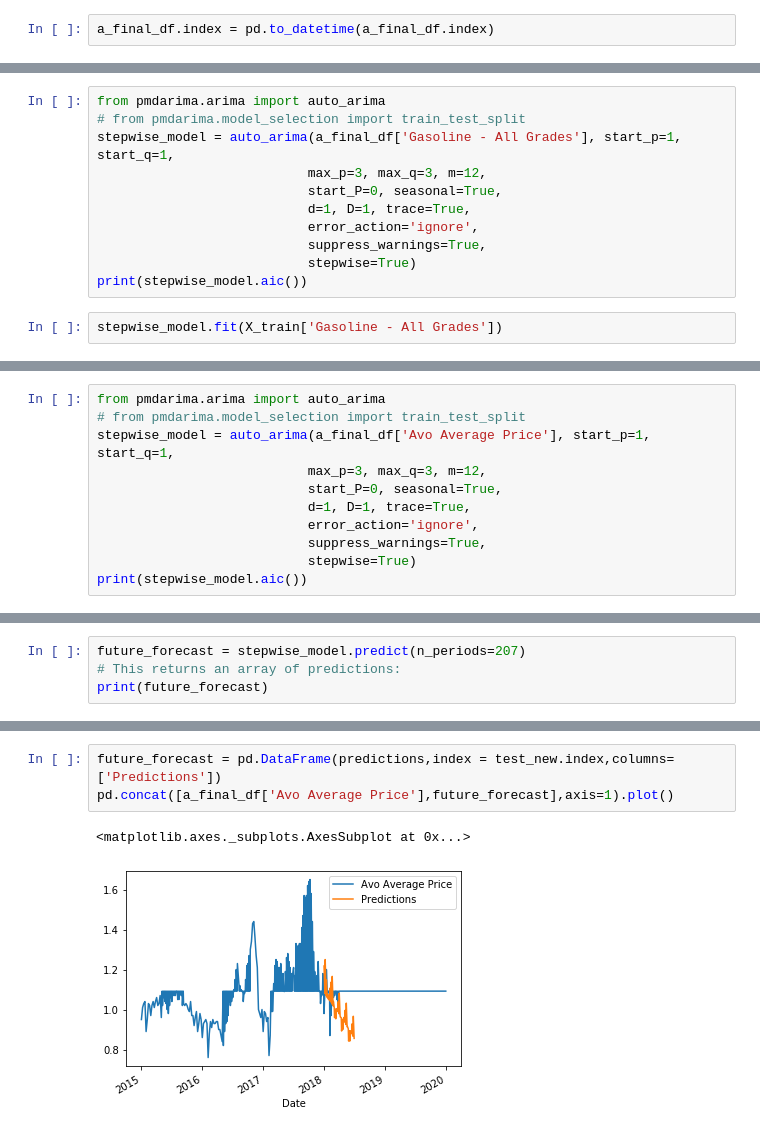
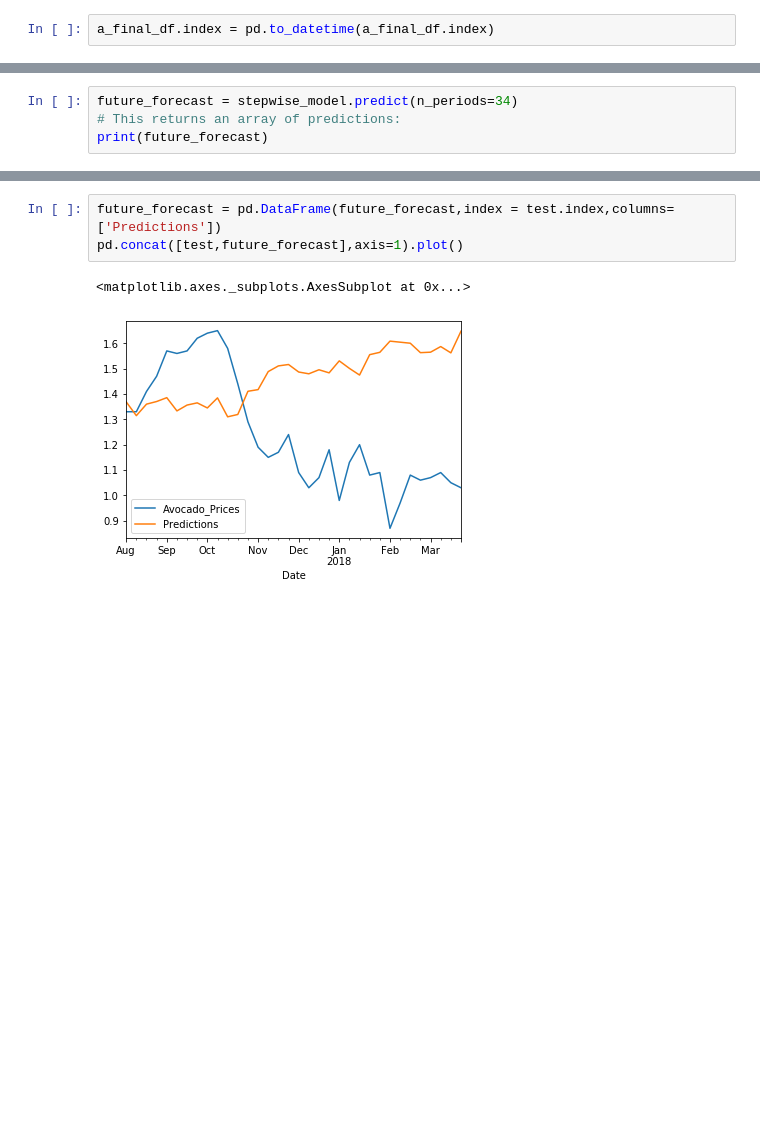
Before and after one commit to RHartley09/avocadont_say_its_over, a Jupyter notebook: data/ml_plots_jpb.ipynb, the cells around one changed output, grey strips where cells are left out. Drawn from its saved outputs; the diff is of its cells as text; blank space fills up the shorter version.

Commit message:
arima model

```diff
--- a/data/ml_plots_jpb.ipynb
+++ b/data/ml_plots_jpb.ipynb
@@ -474,13 +139,0 @@ pd.concat([a_final_df,future_forecast],axis=1).plot()
-# %%
-from pmdarima.arima import auto_arima
-# from pmdarima.model_selection import train_test_split
-stepwise_model = auto_arima(a_final_df['Gasoline - All Grades'], start_p=1, start_q=1,
-                           max_p=3, max_q=3, m=12,
-                           start_P=0, seasonal=True,
-                           d=1, D=1, trace=True,
-                           error_action='ignore',
-                           suppress_warnings=True,
-                           stepwise=True)
-print(stepwise_model.aic())
-# %%
-stepwise_model.fit(X_train['Gasoline - All Grades'])
@@ -494,11 +139,0 @@ pd.concat([a_final_df,future_forecast],axis=1).plot()
-# %%
-from pmdarima.arima import auto_arima
-# from pmdarima.model_selection import train_test_split
-stepwise_model = auto_arima(a_final_df['Avo Average Price'], start_p=1, start_q=1,
-                           max_p=3, max_q=3, m=12,
-                           start_P=0, seasonal=True,
-                           d=1, D=1, trace=True,
-                           error_action='ignore',
-                           suppress_warnings=True,
-                           stepwise=True)
-print(stepwise_model.aic())
@@ -536,5 +153,5 @@ test.shape
 # %%
-future_forecast = stepwise_model.predict(n_periods=207)
+future_forecast = stepwise_model.predict(n_periods=34)
 # This returns an array of predictions:
 print(future_forecast)
 # %% [output]
@@ -581,6 +164,6 @@ Name: Avo Average Price, dtype: float64
 # %%
-future_forecast = pd.DataFrame(predictions,index = test_new.index,columns=['Predictions'])
-pd.concat([a_final_df['Avo Average Price'],future_forecast],axis=1).plot()
+future_forecast = pd.DataFrame(future_forecast,index = test.index,columns=['Predictions'])
+pd.concat([test,future_forecast],axis=1).plot()
 # %% [output]
 <matplotlib.axes._subplots.AxesSubplot at 0x...>
-[figure, old version]
+[figure, new version]
```
Also changed, not shown: parts of 75 cells of this notebook.
